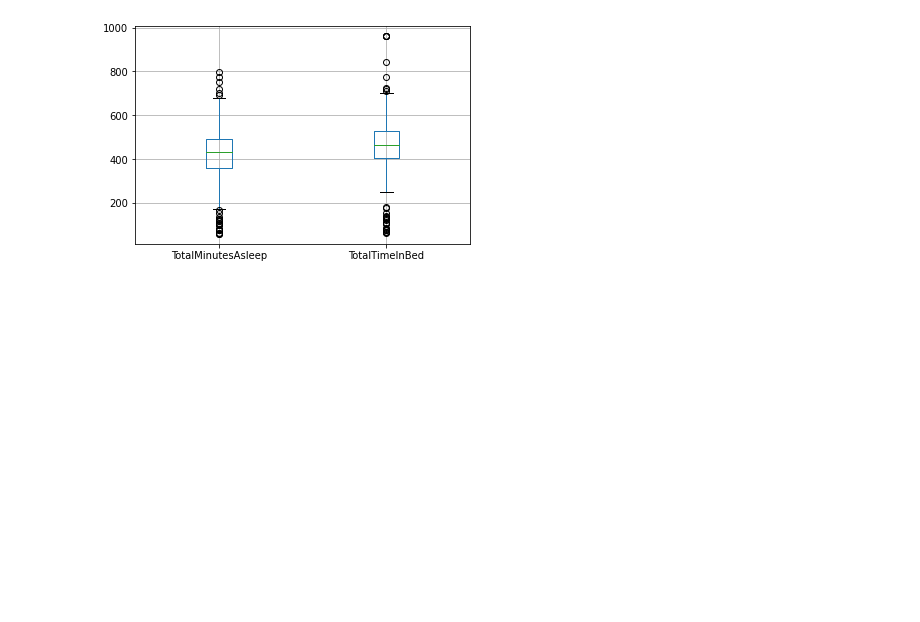
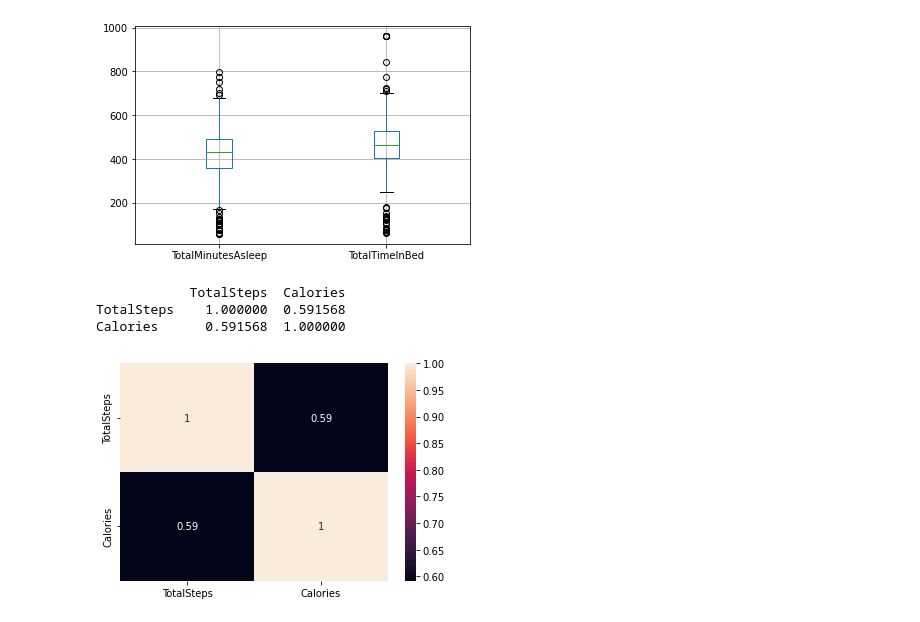
Before and after one commit to weswong02/CPSC4310, a Jupyter notebook: MLP/MLP2/analysis/EDA.ipynb, the cells around one changed output. Cells and saved outputs as stored; diff of their text form; code cells hidden in the pictures; blank space fills up the shorter version.

Commit message:
added correlation matrices and heatmaps to data analysis

```diff
--- a/MLP/MLP2/analysis/EDA.ipynb
+++ b/MLP/MLP2/analysis/EDA.ipynb
@@ -7,9 +8,13 @@ import matplotlib as mp
 # %%
 #create 4 dataframes for each file
 df1 = pd.read_csv('/Users/wesleywong/Desktop/SchoolFolders/Spring 2022/CPSC4310notgit/CPSC4310/MLP/MLP2/input/dailyActivityCleaned.csv')
+df1.drop("Unnamed: 0", axis=1, inplace=True)
 df2 = pd.read_csv('/Users/wesleywong/Desktop/SchoolFolders/Spring 2022/CPSC4310notgit/CPSC4310/MLP/MLP2/input/sleepdata2Cleaned.csv')
+df2.drop("Unnamed: 0", axis=1, inplace=True)
 df3 = pd.read_csv('/Users/wesleywong/Desktop/SchoolFolders/Spring 2022/CPSC4310notgit/CPSC4310/MLP/MLP2/input/sleepdataCleaned.csv')
+df3.drop("Unnamed: 0", axis=1, inplace=True)
 df4 = pd.read_csv('/Users/wesleywong/Desktop/SchoolFolders/Spring 2022/CPSC4310notgit/CPSC4310/MLP/MLP2/input/sleepDayCleaned.csv')
+df4.drop("Unnamed: 0", axis=1, inplace=True)
 # %%
 fiveNumSummarydf1 = df1.describe()
 fiveNumSummarydf2 = df2.describe()
@@ -58,3 +63,14 @@ boxplot = df3.boxplot(column=["Heart rate"], figsize= (6,5))
 boxplot = df4.boxplot(column=["TotalMinutesAsleep", "TotalTimeInBed"])
 # %% [output]
 [figure]
+# %%
+#correlation matrix for df1
+print(df1.corr())
+
+sns.heatmap(df1.corr(), annot=True)
+plt.show()
+# %% [output]
+            TotalSteps  Calories
+TotalSteps    1.000000  0.591568
+Calories      0.591568  1.000000
+[figure, added]
```
Also changed, not shown: parts of 5 cells of this notebook.
